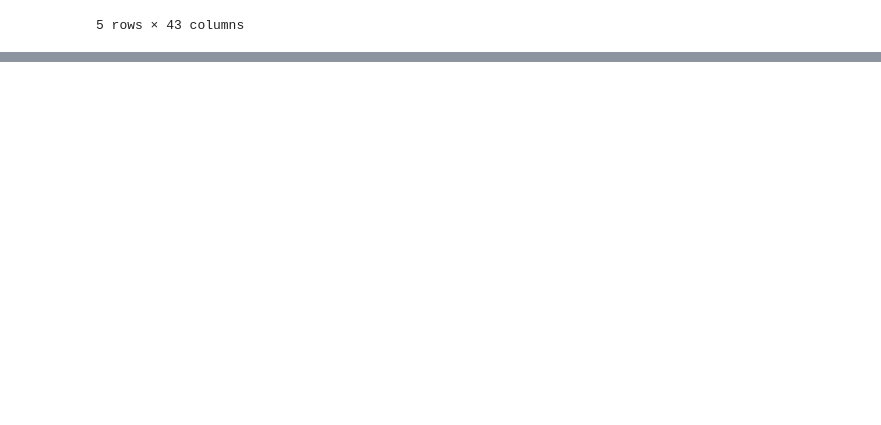
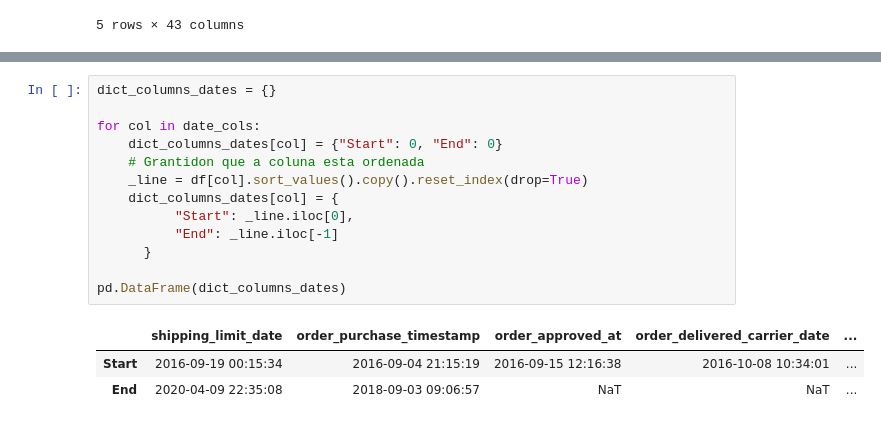
Before and after one commit to Francionlj/olist-freight-pricing-engine, a Jupyter notebook: notebooks/01_eda_and_bi.ipynb, the cells around one changed output, grey strips where cells are left out. Drawn from its saved outputs; the diff is of its cells as text; blank space fills up the shorter version.

```diff
--- a/notebooks/01_eda_and_bi.ipynb
+++ b/notebooks/01_eda_and_bi.ipynb
@@ -174,0 +204,17 @@ df
+# %%
+dict_columns_dates = {}
+
+for col in date_cols:
+    dict_columns_dates[col] = {"Start": 0, "End": 0}
+    # Grantidon que a coluna esta ordenada
+    _line = df[col].sort_values().copy().reset_index(drop=True)
+    dict_columns_dates[col] = {
+          "Start": _line.iloc[0],
+          "End": _line.iloc[-1]
+      }
+
+pd.DataFrame(dict_columns_dates)
+# %% [output]
+|  | shipping_limit_date | order_purchase_timestamp | order_approved_at | order_delivered_carrier_date | ... |
+| Start | 2016-09-19 00:15:34 | 2016-09-04 21:15:19 | 2016-09-15 12:16:38 | 2016-10-08 10:34:01 | ... |
+| End | 2020-04-09 22:35:08 | 2018-09-03 09:06:57 | NaT | NaT | ... |
```
Also changed, not shown: parts of 27 cells of this notebook, 4 other files.
